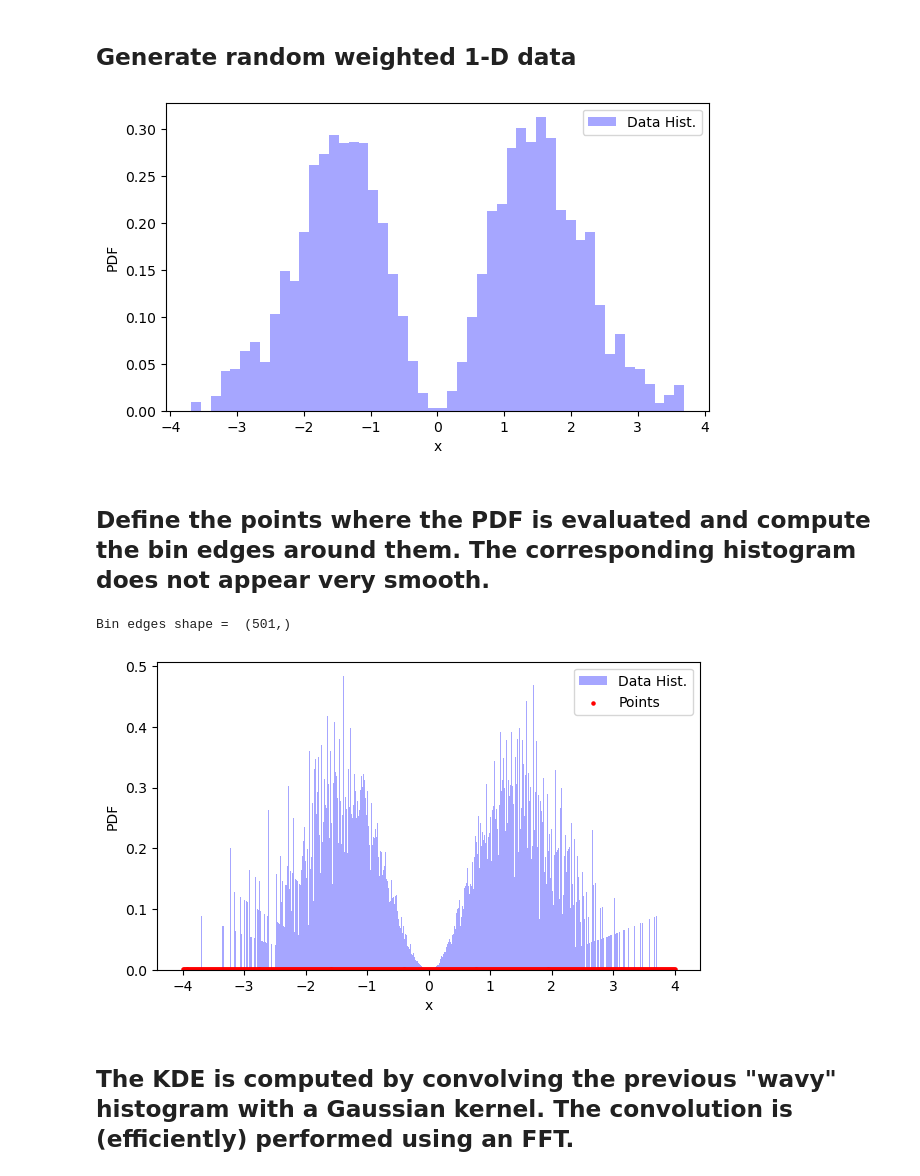
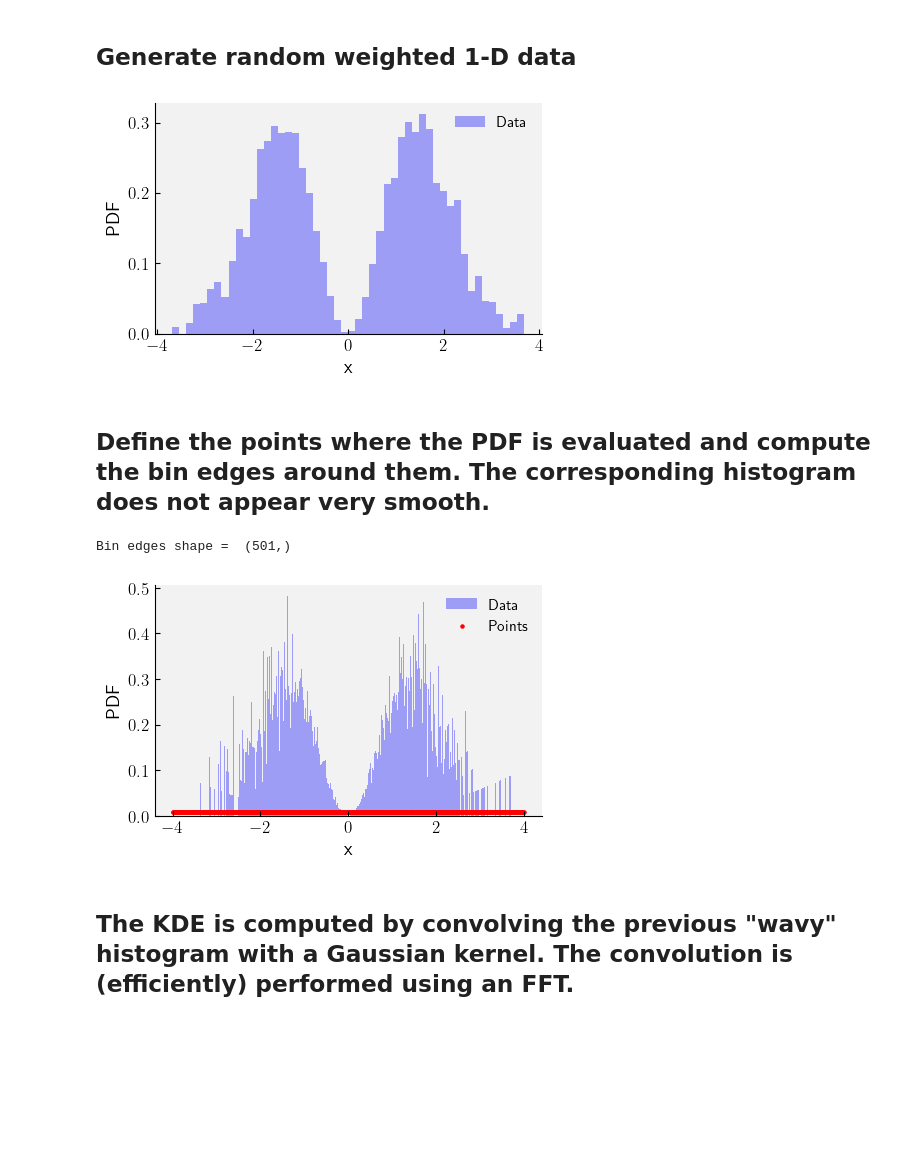
Before and after one commit to mtagliazucchi/KDExpress, a Jupyter notebook: examples/univariate.ipynb, the cells around one changed output. Drawn from its saved outputs; the diff is of its cells as text; code cells hidden in the pictures; blank space fills up the shorter version.

```diff
--- a/examples/univariate.ipynb
+++ b/examples/univariate.ipynb
@@ -17,17 +99,19 @@ import matplotlib.pyplot as plt
 # %%
 key = jax.random.PRNGKey(42)
 data_1d = jax.random.normal(key, shape=(10_000,))
 weights = data_1d**2
 
 # Plot
-plt.figure(figsize=(7, 4))
-plt.hist(data_1d, weights=weights, bins=50, density=True, color='blue', alpha=0.35, label='Data Hist.')
+
+scale_fonts_by_figsize(figsize=(5,3), base_scale=1.75)
+plt.figure(figsize=(5,3))
+plt.hist(data_1d, weights=weights, bins=50, density=True, color='blue', alpha=0.35, label='Data')
 plt.ylabel("PDF")
 plt.xlabel("x")
-plt.legend()
+plt.legend(frameon=False)
 plt.show()
 # %% [output]
-[figure, old version]
+[figure, new version]
 # %% [markdown]
 ## Define the points where the PDF is evaluated and compute the bin edges around them. The corresponding histogram does not appear very smooth.
 # %%
@@ -36,16 +120,17 @@ bin_edges = build_hist_edges(points)
 print("Bin edges shape = ", bin_edges.shape)
 
 # Plot
-plt.figure(figsize=(7, 4))
-plt.hist(data_1d, weights=weights, bins=bin_edges, density=True, color='blue', alpha=0.35, label='Data Hist.')
-plt.scatter(points, jnp.zeros_like(points)+0.001, c='red', s=5 , label='Points')
+scale_fonts_by_figsize(figsize=(5,3), base_scale=1.75)
+plt.figure(figsize=(5,3))
+plt.hist(data_1d, weights=weights, bins=bin_edges, density=True, color='blue', alpha=0.35, label='Data')
+plt.scatter(points, jnp.zeros_like(points)+0.008, c='red', s=5 , label='Points')
 plt.ylabel("PDF")
 plt.xlabel("x")
-plt.legend()
+plt.legend(frameon=False)
 plt.show()
 # %% [output]
 Bin edges shape =  (501,)
-[figure, old version]
+[figure, new version]
 # %% [markdown]
 ## The KDE is computed by convolving the previous "wavy" histogram with a Gaussian kernel. The convolution is (efficiently) performed using an FFT.
 # %%
```
Also changed, not shown: parts of 11 cells of this notebook, 11 other files.
